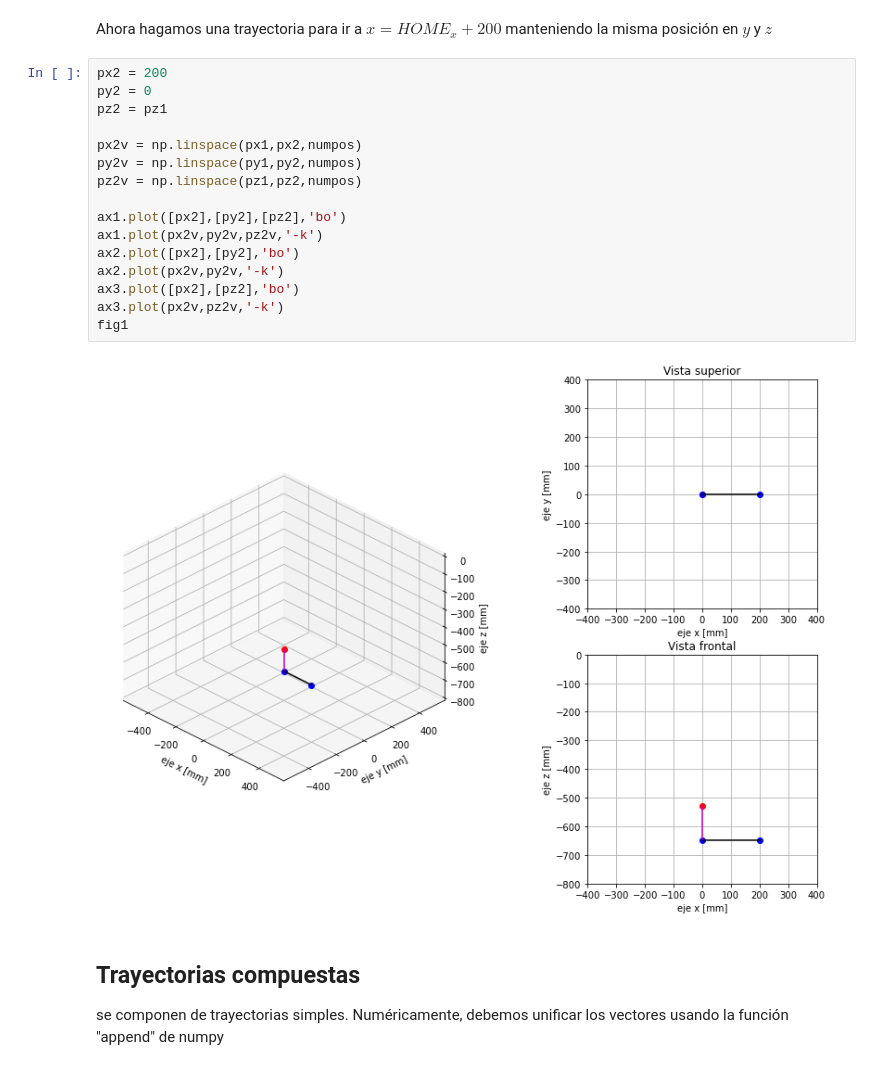
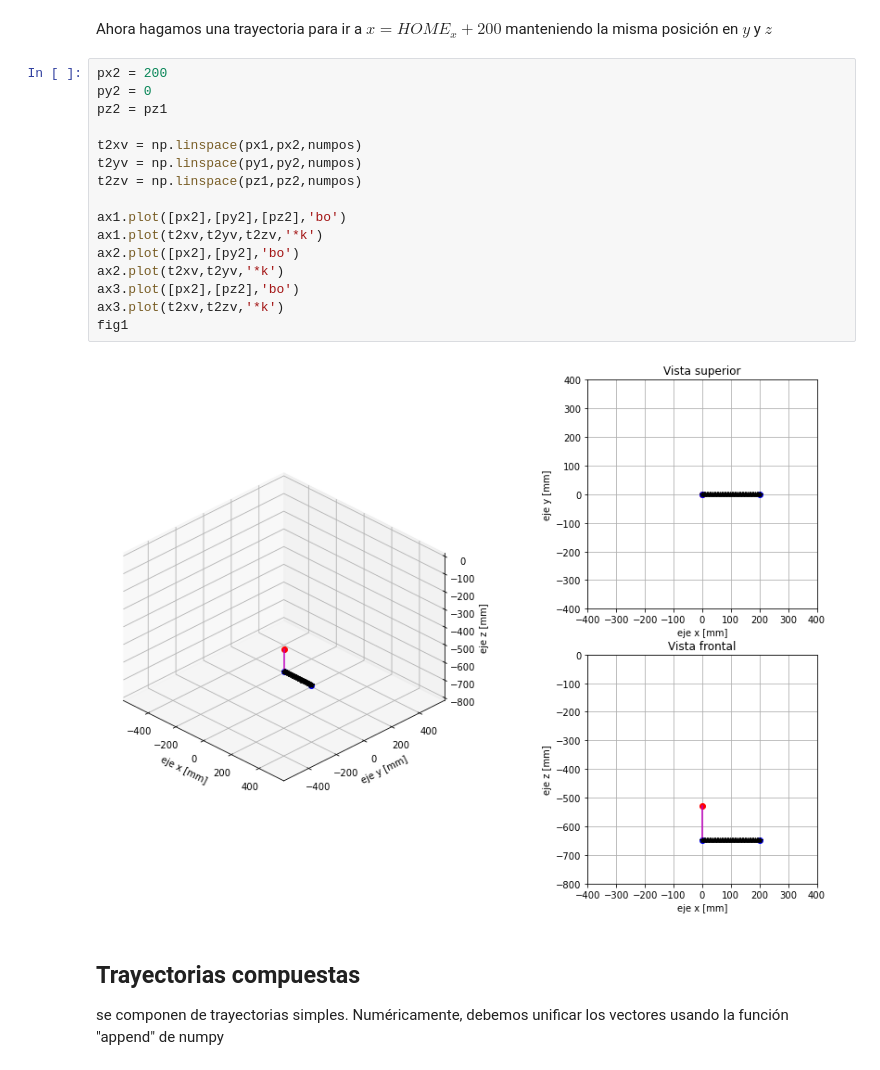
Before and after one commit to luismiguelaristi/MecanismosPythonUPB, a Jupyter notebook: Delta/RobotDelta_Trayectorias.ipynb, the cells around one changed output. Cells and saved outputs as stored; diff of their text form.

```diff
--- a/Delta/RobotDelta_Trayectorias.ipynb
+++ b/Delta/RobotDelta_Trayectorias.ipynb
@@ -123,21 +123,21 @@ Ahora hagamos una trayectoria para ir a $x = HOME_x+200$ manteniendo la misma po
 # %%
 px2 = 200
 py2 = 0
 pz2 = pz1
 
-px2v = np.linspace(px1,px2,numpos)
-py2v = np.linspace(py1,py2,numpos)
-pz2v = np.linspace(pz1,pz2,numpos)
+t2xv = np.linspace(px1,px2,numpos)
+t2yv = np.linspace(py1,py2,numpos)
+t2zv = np.linspace(pz1,pz2,numpos)
 
 ax1.plot([px2],[py2],[pz2],'bo')
-ax1.plot(px2v,py2v,pz2v,'-k')
+ax1.plot(t2xv,t2yv,t2zv,'*k')
 ax2.plot([px2],[py2],'bo')
-ax2.plot(px2v,py2v,'-k')
+ax2.plot(t2xv,t2yv,'*k')
 ax3.plot([px2],[pz2],'bo')
-ax3.plot(px2v,pz2v,'-k')
+ax3.plot(t2xv,t2zv,'*k')
 fig1
 # %% [output]
-[figure, old version]
+[figure, new version]
 # %% [markdown]
 ## Trayectorias compuestas
 
```
Also changed, not shown: parts of 14 cells of this notebook, 8 other files.
